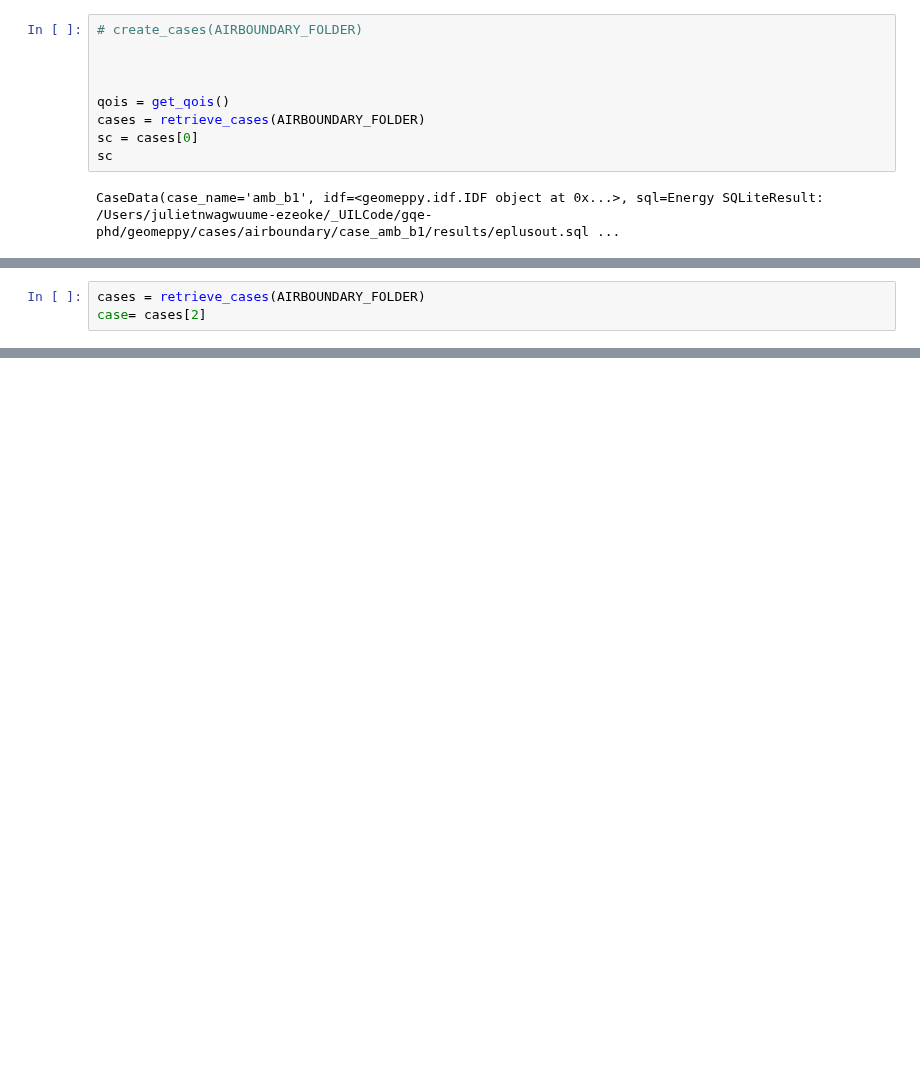
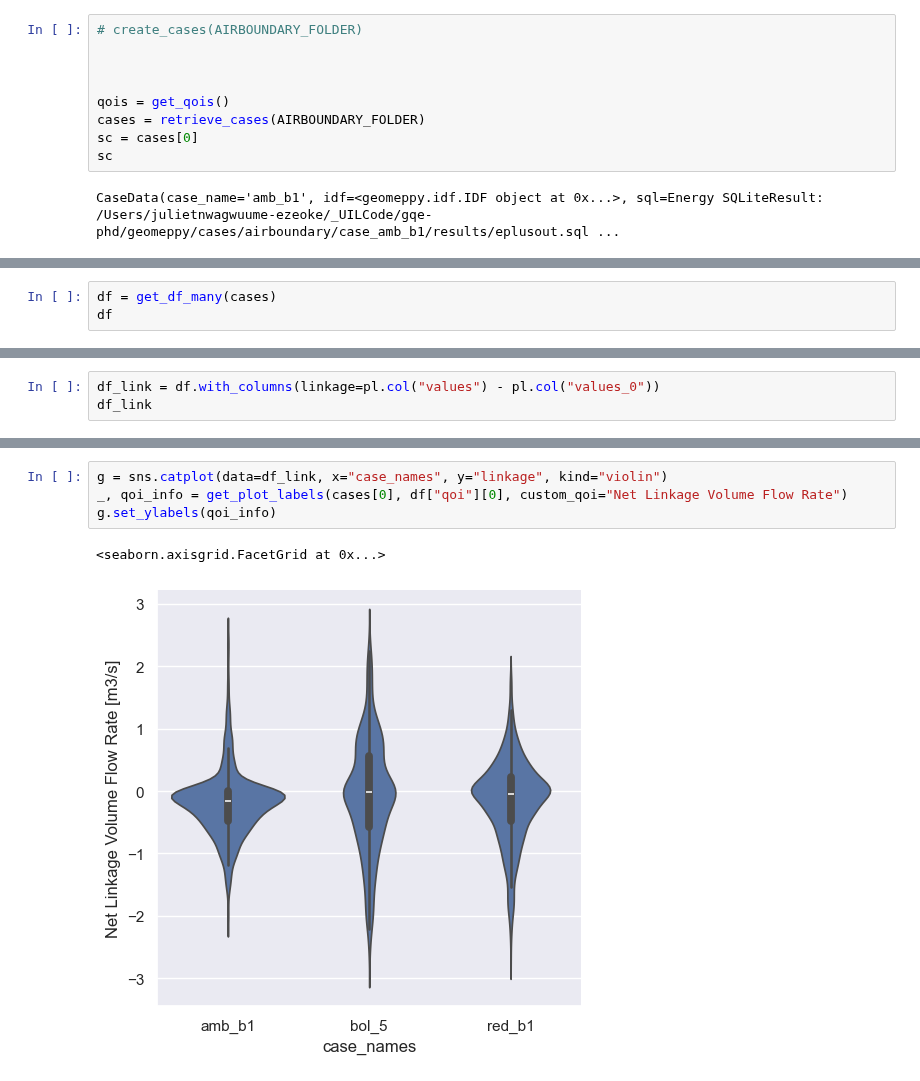
Before and after one commit to juliet29/plan2EPlus, a Jupyter notebook: _notebooks/t05_svg2plan.ipynb, the cells around one changed output, grey strips where cells are left out. Saved outputs shown, nothing was run; the diff lists cells and outputs as text; blank space fills up the shorter version.

```diff
--- a/_notebooks/t05_svg2plan.ipynb
+++ b/_notebooks/t05_svg2plan.ipynb
@@ -217,3 +53,0 @@ red_b1
-# %%
-cases = retrieve_cases(AIRBOUNDARY_FOLDER)
-case= cases[2]
@@ -295,0 +54,3 @@ AIRFLOWNETWORK:MULTIZONE:COMPONENT:SIMPLEOPENING,
+# %%
+df = get_df_many(cases)
+df
@@ -295,0 +72,3 @@ AIRFLOWNETWORK:MULTIZONE:COMPONENT:SIMPLEOPENING,
+# %%
+df_link = df.with_columns(linkage=pl.col("values") - pl.col("values_0"))
+df_link
@@ -295,0 +90,7 @@ AIRFLOWNETWORK:MULTIZONE:COMPONENT:SIMPLEOPENING,
+# %%
+g = sns.catplot(data=df_link, x="case_names", y="linkage", kind="violin")
+_, qoi_info = get_plot_labels(cases[0], df["qoi"][0], custom_qoi="Net Linkage Volume Flow Rate")
+g.set_ylabels(qoi_info)
+# %% [output]
+<seaborn.axisgrid.FacetGrid at 0x...>
+[figure, added]
```
Also changed, not shown: parts of 30 cells of this notebook, 7 other files.
